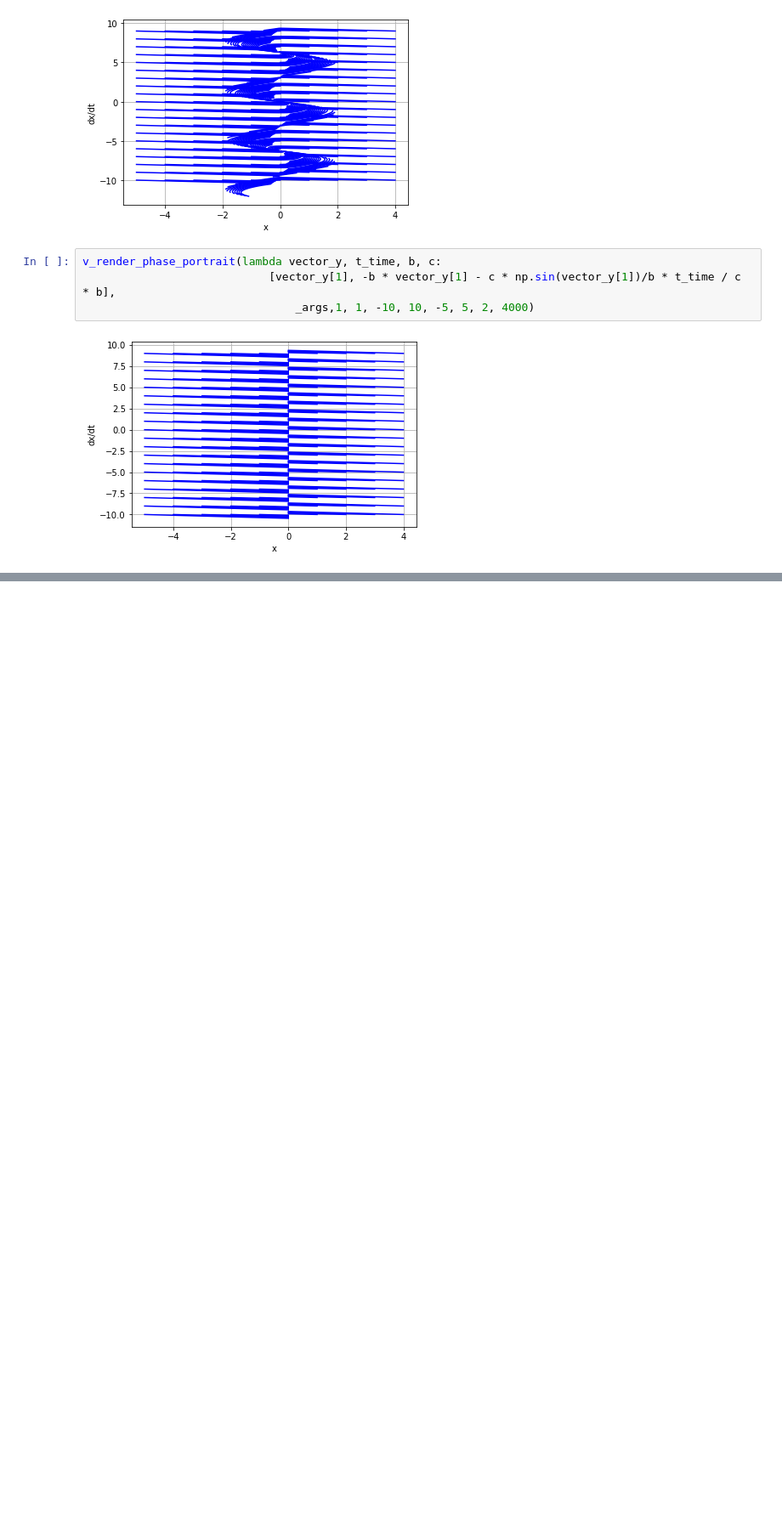
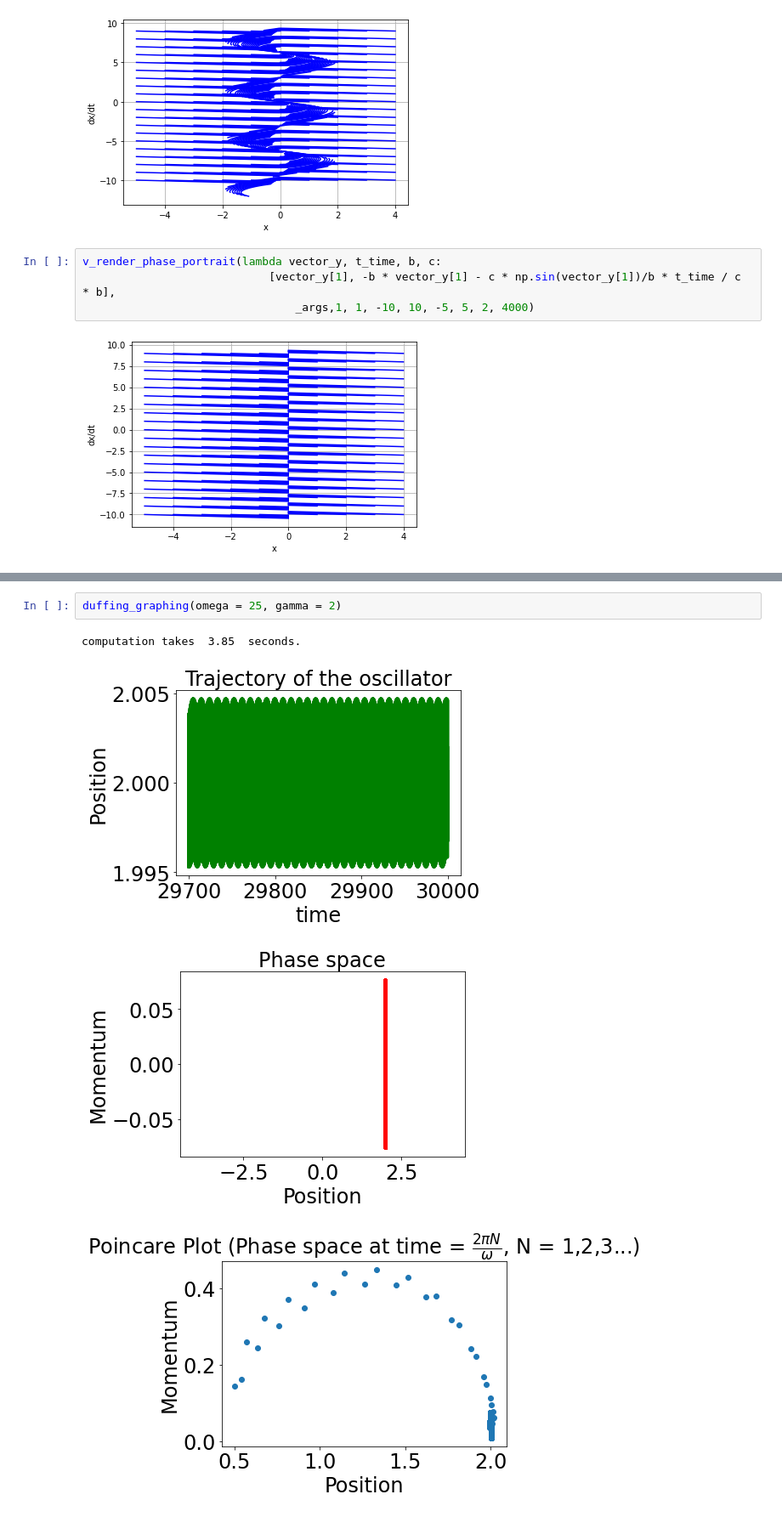
Before and after one commit to KartnDev/MathWorks, a Jupyter notebook: SciPyProjects/PhasePortrait/OdePhasePortraitPlotter.ipynb, the cells around one changed output, grey strips where cells are left out. Shown: that part at 85% size. Saved outputs shown, nothing was run; the diff lists cells and outputs as text; blank space fills up the shorter version.

```diff
--- a/SciPyProjects/PhasePortrait/OdePhasePortraitPlotter.ipynb
+++ b/SciPyProjects/PhasePortrait/OdePhasePortraitPlotter.ipynb
@@ -93,0 +214,7 @@ v_render_phase_portrait(lambda vector_y, t_time, b, c:
+# %%
+duffing_graphing(omega = 25, gamma = 2)
+# %% [output]
+computation takes  3.85  seconds.
+[figure, added]
+[figure, added]
+[figure, added]
```
Also changed, not shown: parts of 10 cells of this notebook.
